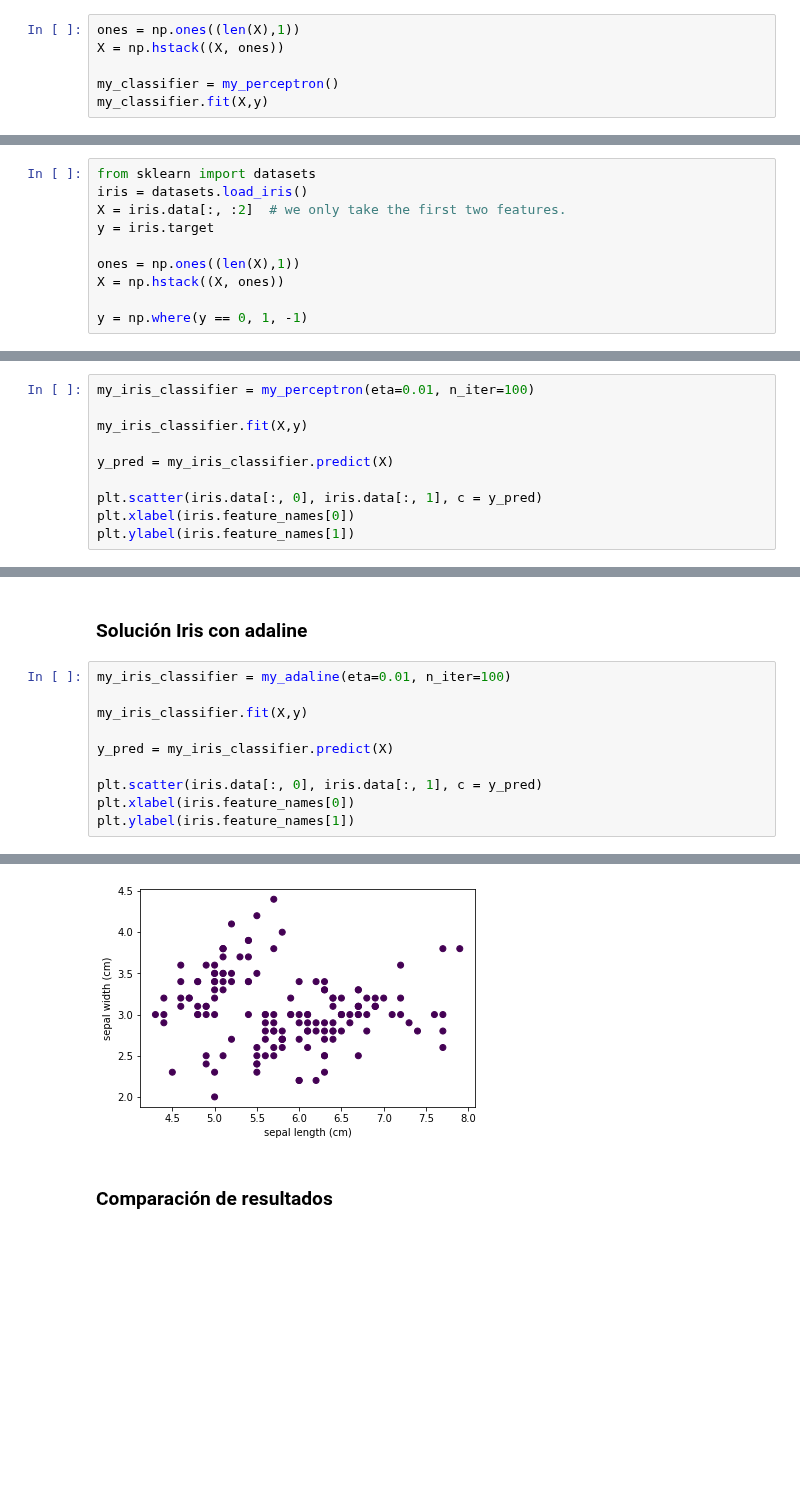
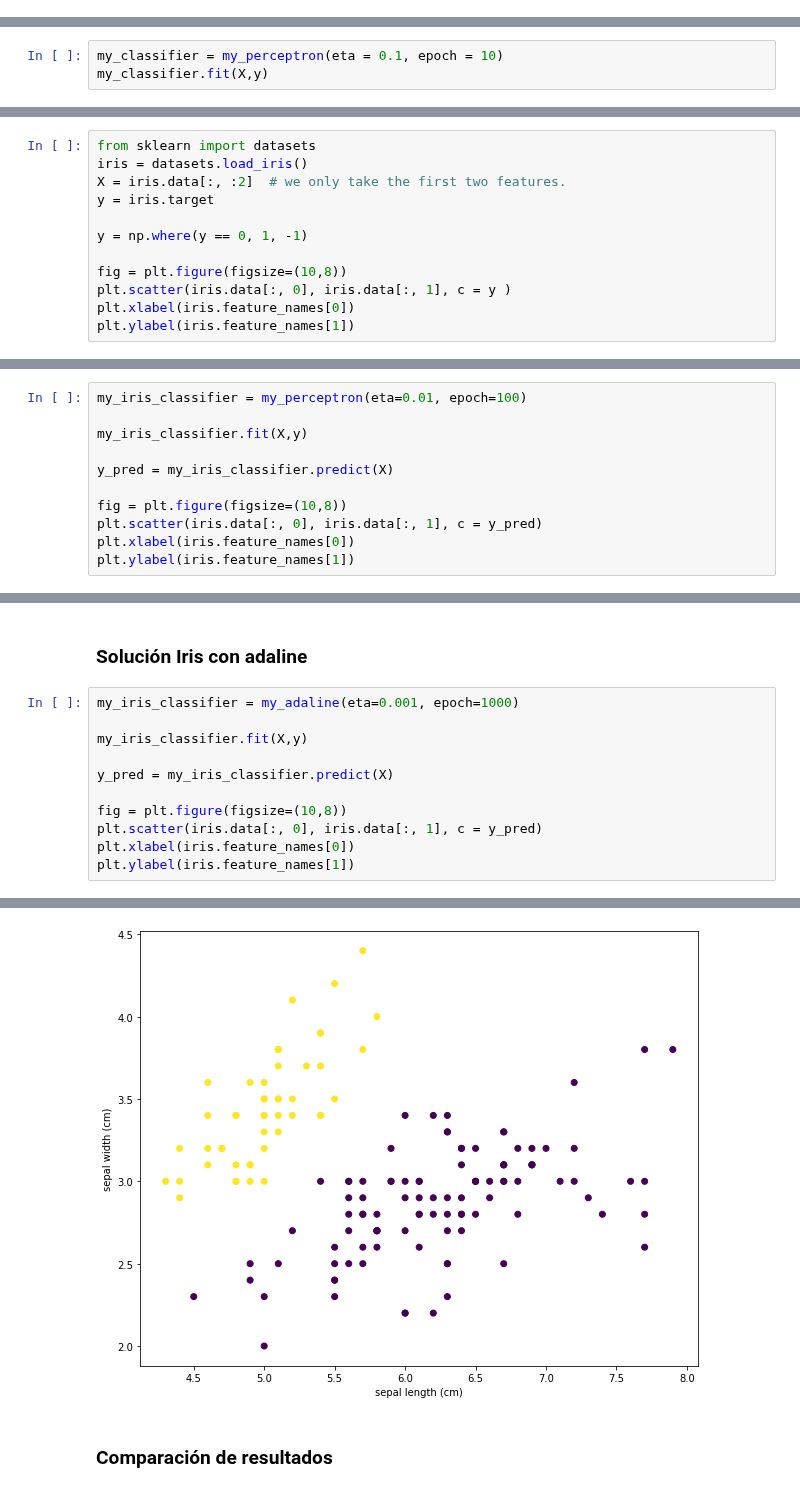
Before and after one commit to cgaravitoc/macc, a Jupyter notebook: machine learning/Taller perceptron/perceptron.ipynb, the cells around one changed output, grey strips where cells are left out. Cells and saved outputs as stored; diff of their text form; blank space fills up the shorter version.

```diff
--- a/machine learning/Taller perceptron/perceptron.ipynb
+++ b/machine learning/Taller perceptron/perceptron.ipynb
@@ -220,8 +153,2 @@ class my_perceptron:
 # %% [markdown]
 Definida la clase, se entrena el perceptron con los datos de ejemplo.
-# %%
-ones = np.ones((len(X),1))
-X = np.hstack((X, ones))
-
-my_classifier = my_perceptron()
-my_classifier.fit(X,y)
@@ -229,0 +155,3 @@ my_classifier.fit(X,y)
+# %%
+my_classifier = my_perceptron(eta = 0.1, epoch = 10)
+my_classifier.fit(X,y)
@@ -602,7 +566,9 @@ iris = datasets.load_iris()
 X = iris.data[:, :2]  # we only take the first two features.
 y = iris.target
 
-ones = np.ones((len(X),1))
-X = np.hstack((X, ones))
+y = np.where(y == 0, 1, -1)
 
-y = np.where(y == 0, 1, -1)
+fig = plt.figure(figsize=(10,8))
+plt.scatter(iris.data[:, 0], iris.data[:, 1], c = y )
+plt.xlabel(iris.feature_names[0])
+plt.ylabel(iris.feature_names[1])
@@ -616,12 +578,13 @@ Text(0, 0.5, 'sepal width (cm)')
 # %% [markdown]
 ### Solución Iris con perceptron
 # %%
-my_iris_classifier = my_perceptron(eta=0.01, n_iter=100)
+my_iris_classifier = my_perceptron(eta=0.01, epoch=100)
 
 my_iris_classifier.fit(X,y)
 
 y_pred = my_iris_classifier.predict(X)
 
+fig = plt.figure(figsize=(10,8))
 plt.scatter(iris.data[:, 0], iris.data[:, 1], c = y_pred)
 plt.xlabel(iris.feature_names[0])
 plt.ylabel(iris.feature_names[1])
@@ -631,12 +594,13 @@ Text(0, 0.5, 'sepal width (cm)')
 # %% [markdown]
 ### Solución Iris con adaline
 # %%
-my_iris_classifier = my_adaline(eta=0.01, n_iter=100)
+my_iris_classifier = my_adaline(eta=0.001, epoch=1000)
 
 my_iris_classifier.fit(X,y)
 
 y_pred = my_iris_classifier.predict(X)
 
+fig = plt.figure(figsize=(10,8))
 plt.scatter(iris.data[:, 0], iris.data[:, 1], c = y_pred)
 plt.xlabel(iris.feature_names[0])
 plt.ylabel(iris.feature_names[1])
@@ -662,3 +609,3 @@ Text(0, 0.5, 'sepal width (cm)')
-[figure, old version]
+[figure, new version]
 # %% [markdown]
 ### Comparación de resultados
```
Also changed, not shown: parts of 34 cells of this notebook.
